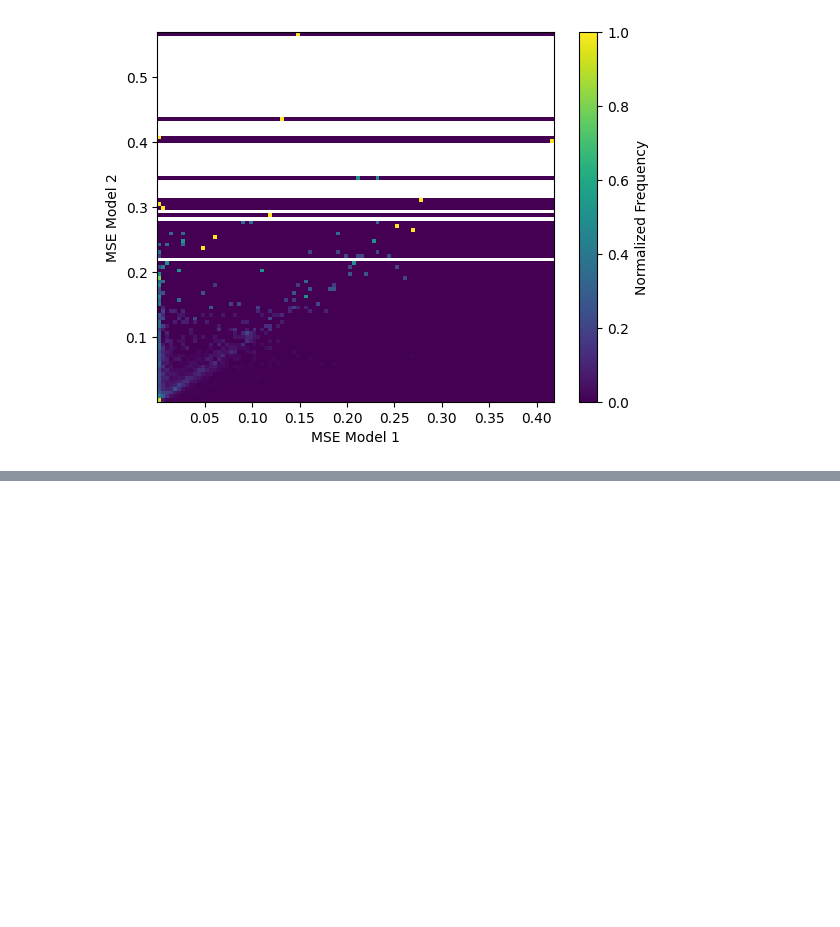
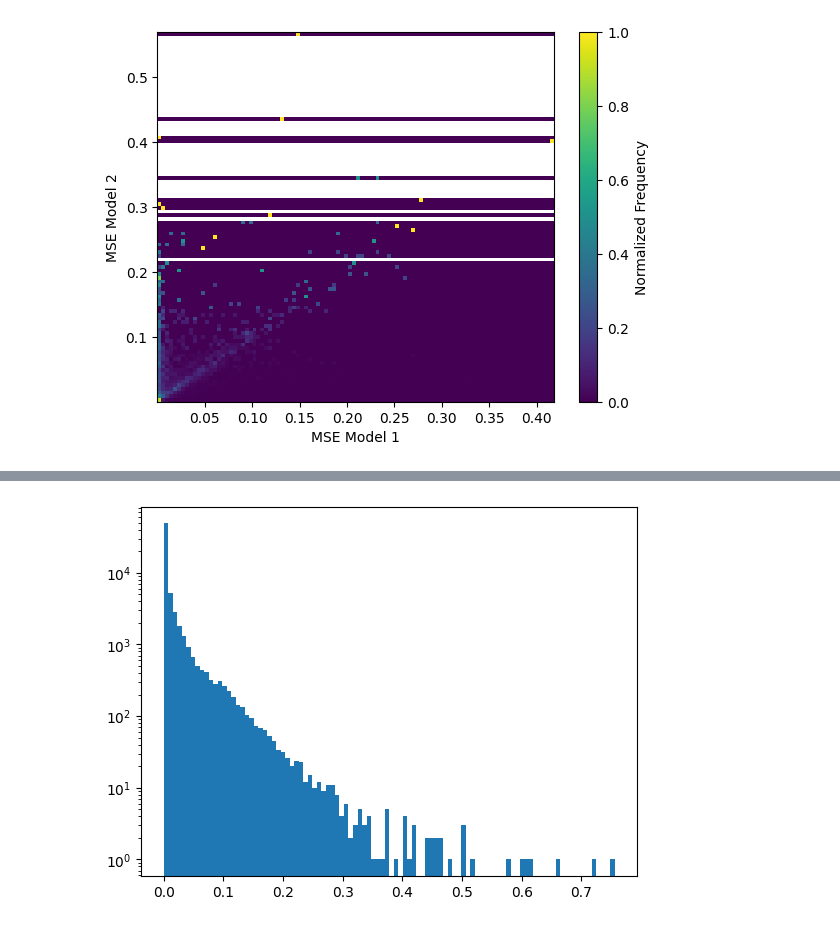
Before and after one commit to LuisCarretero/similar-expressions, a Jupyter notebook: src/dev/value_prediction_analysis.ipynb, the cells around one changed output, grey strips where cells are left out. Cells and saved outputs as stored; diff of their text form; code cells hidden in the pictures; blank space fills up the shorter version.

```diff
--- a/src/dev/value_prediction_analysis.ipynb
+++ b/src/dev/value_prediction_analysis.ipynb
@@ -172,0 +195,9 @@ plt.show()
+# %%
+loss = torch.nn.MSELoss(reduction='none')
+mse = loss(values_true, values_pred).mean(dim=1)
+
+plt.hist(mse, bins=100)
+plt.yscale('log')
+plt.show()
+# %% [output]
+[figure, added]
```
Also changed, not shown: parts of 13 cells of this notebook, 5 other files.
